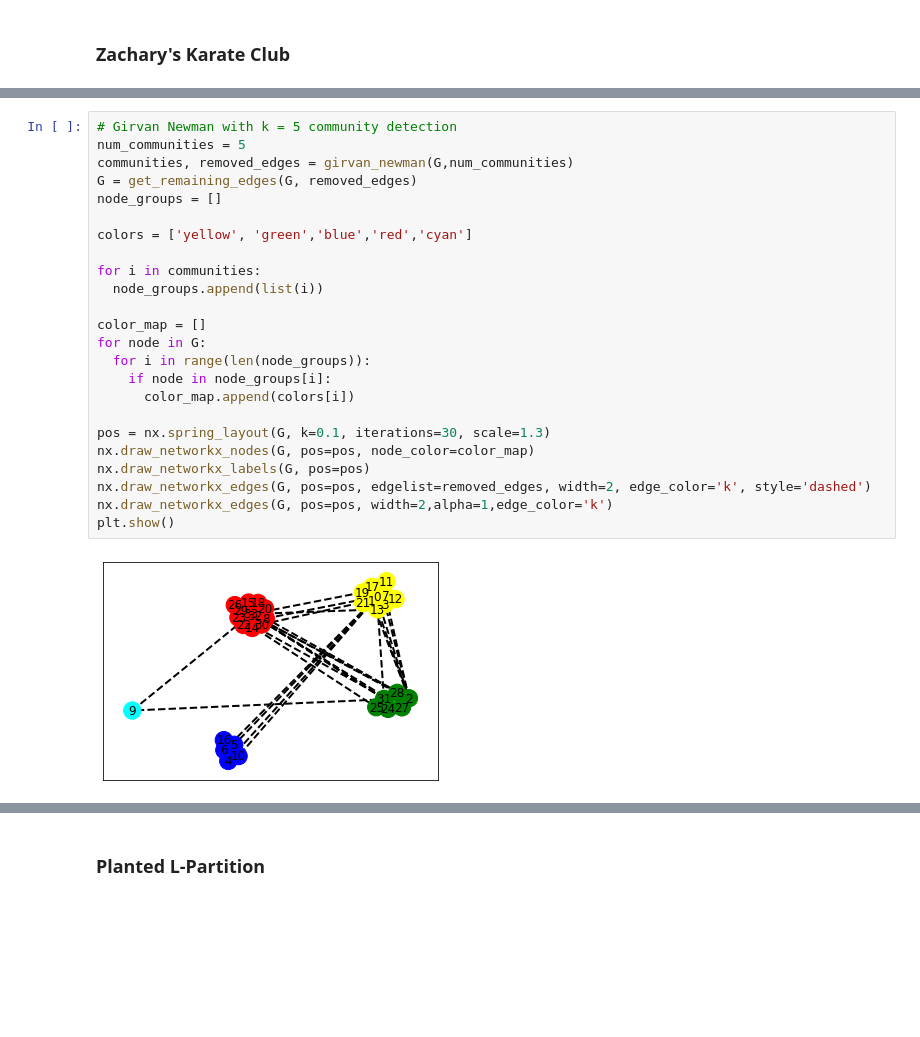
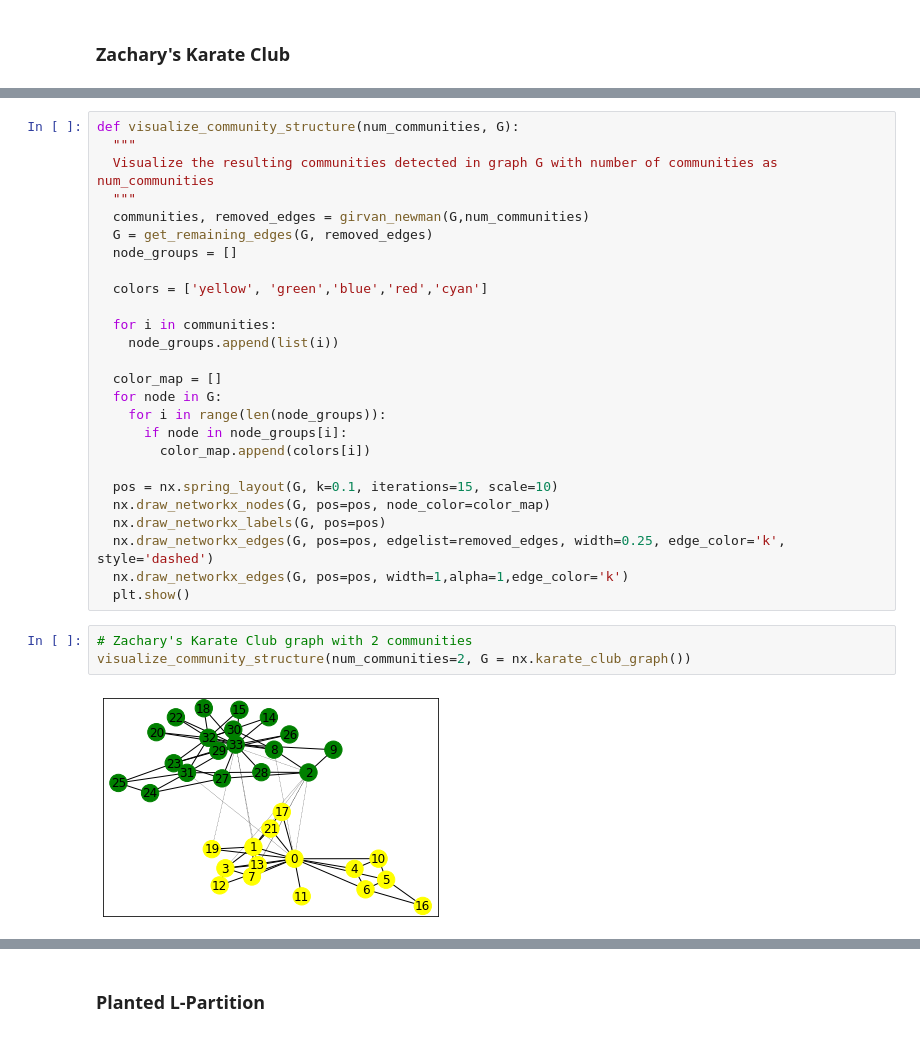
Before and after one commit to VedangW/community-detection, a Jupyter notebook: experiments/girvan_newman.ipynb, the cells around one changed output, grey strips where cells are left out. Saved outputs shown, nothing was run; the diff lists cells and outputs as text; blank space fills up the shorter version.

Commit message:
Added additional results for girvan newman and updated readme

```diff
--- a/experiments/girvan_newman.ipynb
+++ b/experiments/girvan_newman.ipynb
@@ -169,26 +169,31 @@ plt.show()
 # %%
-# Girvan Newman with k = 5 community detection
-num_communities = 5
-communities, removed_edges = girvan_newman(G,num_communities)
-G = get_remaining_edges(G, removed_edges)
-node_groups = []
+def visualize_community_structure(num_communities, G):
+  """
+  Visualize the resulting communities detected in graph G with number of communities as num_communities
+  """
+  communities, removed_edges = girvan_newman(G,num_communities)
+  G = get_remaining_edges(G, removed_edges)
+  node_groups = []
 
-colors = ['yellow', 'green','blue','red','cyan']
+  colors = ['yellow', 'green','blue','red','cyan']
 
-for i in communities:
-  node_groups.append(list(i))
+  for i in communities:
+    node_groups.append(list(i))
 
-color_map = []
-for node in G:
-  for i in range(len(node_groups)):
-    if node in node_groups[i]:
-      color_map.append(colors[i])
+  color_map = []
+  for node in G:
+    for i in range(len(node_groups)):
+      if node in node_groups[i]:
+        color_map.append(colors[i])
 
-pos = nx.spring_layout(G, k=0.1, iterations=30, scale=1.3)
-nx.draw_networkx_nodes(G, pos=pos, node_color=color_map)
-nx.draw_networkx_labels(G, pos=pos)
-nx.draw_networkx_edges(G, pos=pos, edgelist=removed_edges, width=2, edge_color='k', style='dashed')
-nx.draw_networkx_edges(G, pos=pos, width=2,alpha=1,edge_color='k')
-plt.show()
+  pos = nx.spring_layout(G, k=0.1, iterations=15, scale=10)
+  nx.draw_networkx_nodes(G, pos=pos, node_color=color_map)
+  nx.draw_networkx_labels(G, pos=pos)
+  nx.draw_networkx_edges(G, pos=pos, edgelist=removed_edges, width=0.25, edge_color='k', style='dashed')
+  nx.draw_networkx_edges(G, pos=pos, width=1,alpha=1,edge_color='k')
+  plt.show()
-# %% [output]
-[figure, removed]
+# %%
+# Zachary's Karate Club graph with 2 communities
+visualize_community_structure(num_communities=2, G = nx.karate_club_graph())
+# %% [output]
+[figure, added]
```
Also changed, not shown: parts of 11 cells of this notebook, 1 other file.
